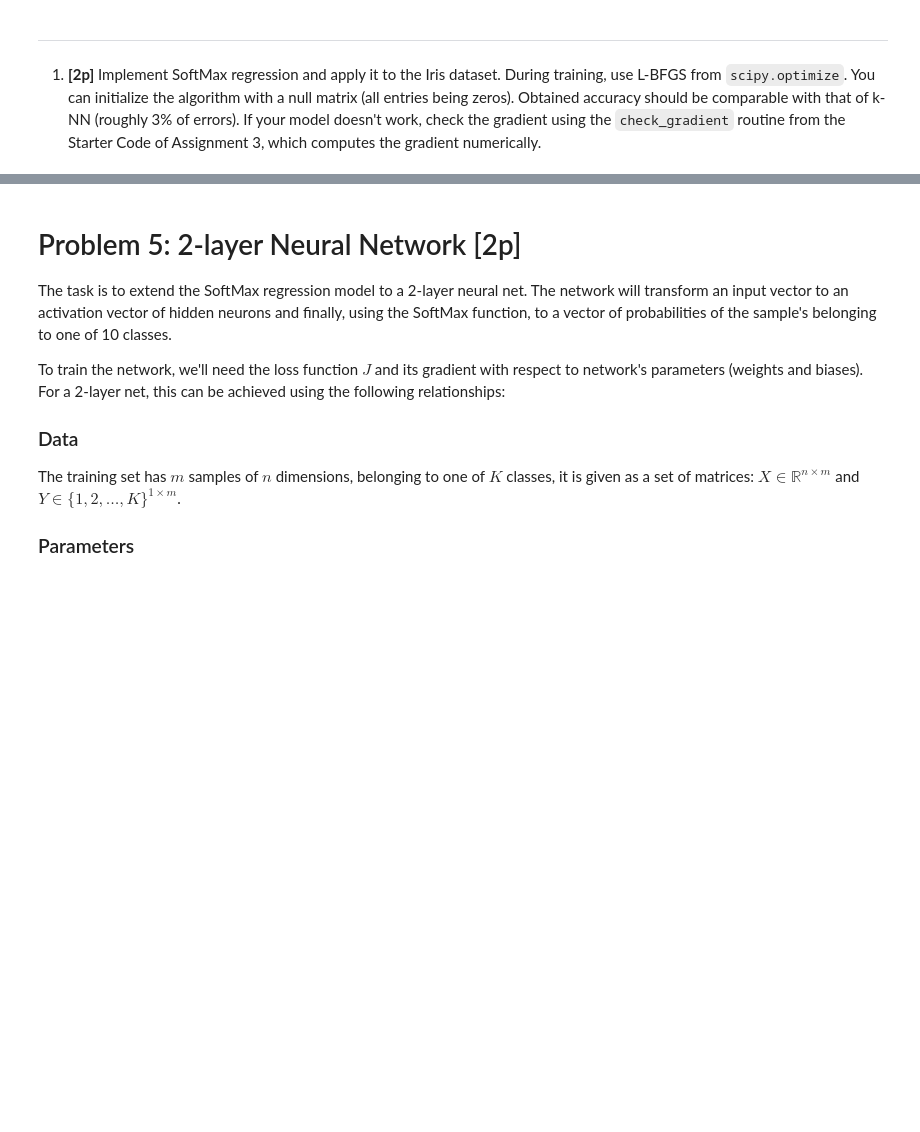
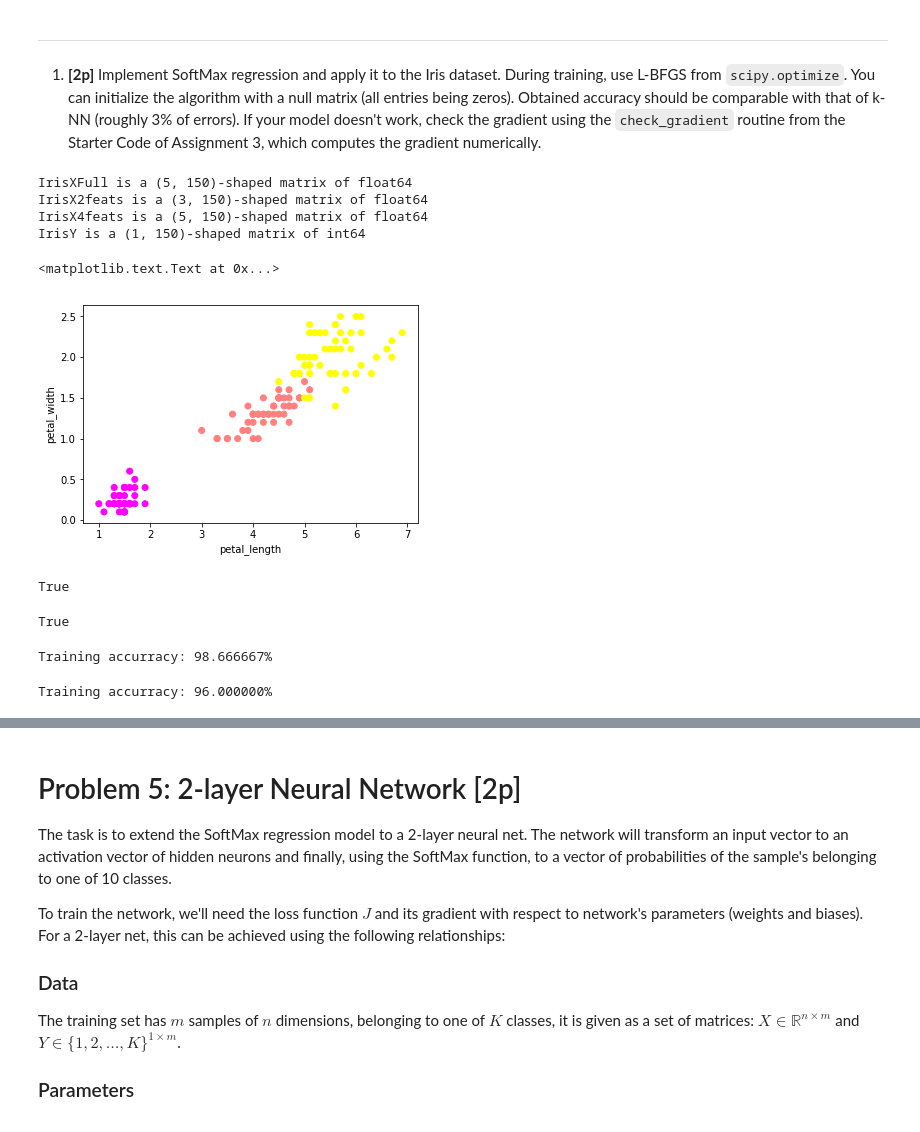
Before and after one commit to dingorth/neural_networks, a Jupyter notebook: assignment3/Assignment3.ipynb, the cells around one changed output, grey strips where cells are left out. Drawn from its saved outputs; the diff is of its cells as text; code cells hidden in the pictures; blank space fills up the shorter version.

```diff
--- a/assignment3/Assignment3.ipynb
+++ b/assignment3/Assignment3.ipynb
@@ -509,26 +525,35 @@ ___
 # %%
 #
 # Here we load the IRIS dataset.
 # We will create two datasets:
 #  - one using all features,
 #  - one using just Petal Langth and Petal Width for visualizations.
 #
 iris = datasets.load_iris()
 petal_length = iris.data[:, iris.feature_names.index('petal length (cm)')]
 petal_width = iris.data[:, iris.feature_names.index('petal width (cm)')]
+sepal_length = iris.data[:, iris.feature_names.index('sepal length (cm)')]
+sepal_width = iris.data[:, iris.feature_names.index('sepal width (cm)')]
 
 IrisXFull = np.vstack([np.ones_like(petal_length), iris.data.T])
-IrisX2feats = np.vstack(
-    [np.ones_like(petal_length), petal_length, petal_width])
+IrisX2feats = np.vstack([np.ones_like(petal_length), petal_length, petal_width])
 IrisY = iris.target.reshape(1, -1).astype(np.int64)
 
 print "IrisXFull is a %s-shaped matrix of %s" % (IrisXFull.shape, IrisXFull.dtype)
 print "IrisX2feats is a %s-shaped matrix of %s" % (IrisX2feats.shape, IrisX2feats.dtype)
+print "IrisX4feats is a %s-shaped matrix of %s" % (IrisX4feats.shape, IrisX4feats.dtype)
 print "IrisY is a %s-shaped matrix of %s" % (IrisY.shape, IrisY.dtype)
 
 scatter(IrisX2feats[1, :], IrisX2feats[2, :], c=IrisY.ravel(), cmap='spring')
 xlabel('petal_length')
 ylabel('petal_width')
+# %% [output]
+IrisXFull is a (5, 150)-shaped matrix of float64
+IrisX2feats is a (3, 150)-shaped matrix of float64
+IrisX4feats is a (5, 150)-shaped matrix of float64
+IrisY is a (1, 150)-shaped matrix of int64
+<matplotlib.text.Text at 0x...>
+[figure, added]
 # %%
 def SoftMaxRegression_implementation(ThetaFlat, X, Y=None, return_probabilities=False):
     """
@@ -549,25 +574,25 @@ def SoftMaxRegression_implementation(ThetaFlat, X, Y=None, return_probabilities=
     # X is num_features x num_samples
     num_features, num_samples = X.shape
 
+    # We first reshape ThetaFlat into Theta
     # Theta is num_features x num_classes
-    # we first reshape ThetaFlat into Theta
     Theta = ThetaFlat.reshape(num_features, -1)
+
+    num_classes = Theta.shape[1]
 
     # Activation of softmax neurons
     # A's shape should be num_classes x num_samples
-    #
-    # TODO
-    # A =
-    #
+    A = np.dot(Theta.T, X) # TODO
 
     # Now compute the SoftMax function
     # O will be a num_classes x num_samples matrix of probabilities assigned by our model
     # Stability optimization - for each subtract the maximum activation
     O = A - A.max(0, keepdims=True)
-    #
-    # TODO - compute SoftMax as vector O. Take the exp and normalize, so all values of O
+
+    # Compute SoftMax as vector O. Take the exp and normalize, so all values of O
     #        would sum to 1.0.
-    #
+    O = np.exp(O) # TODO
+    O /= np.sum(O, axis=0) # TODO
 
     if return_probabilities:
         return O
@@ -578,27 +603,25 @@ def SoftMaxRegression_implementation(ThetaFlat, X, Y=None, return_probabilities=
     L = - 1.0 / num_samples * np.sum(correct_class_likelihoods)
 
     # For the softmax activation and cross-entropy loss, the derivative dNLL/dA has a simple form
-    # Please fill in its computation
-    #
-    # TODO
-    # dLdA =
-    #
+    dLdA = O - (Y==np.arange(num_classes).reshape(num_classes, 1)) # TODO
 
     # Now we compute the gradient of the loss with respect to Theta
-    dLdTheta = np.dot(X, dLdA.T)
+    dLdTheta = np.dot(X, dLdA.T) / num_samples  # TODO divide by num_samples
 
     # reshape gard into the shape of Theta, for fmin_l_bfsgb to work
     return L, dLdTheta.reshape(ThetaFlat.shape)
 
 
 # Make a function for training on irises
-def iris_log_reg_cost(Theta): return SoftMaxRegression_implementation(
-    Theta, IrisXFull, IrisY, False)
+def iris_log_reg_cost(Theta):
+    return SoftMaxRegression_implementation(Theta, IrisXFull, IrisY, False)
 
 
 # Make sure that the gradient computation is OK
 check_gradient(iris_log_reg_cost, np.zeros((3 * 5,)))
 check_gradient(iris_log_reg_cost, np.random.rand(3 * 5) * 2.0 - 1.0)
+# %% [output]
+True
 # %%
 #
 # Call the solver
@@ -606,20 +629,22 @@ check_gradient(iris_log_reg_cost, np.random.rand(3 * 5) * 2.0 - 1.0)
 
 # NOTE: iprint will cause the solver to print TO THE TERMINAL
 #       from which ipython notebook was started
-ThetaOpt = sopt.fmin_l_bfgs_b(
-    iris_log_reg_cost, np.zeros((3 * 5,)), iprint=1)[0]
+ThetaOpt = sopt.fmin_l_bfgs_b(iris_log_reg_cost, np.zeros((3 * 5,)), iprint=1)[0]
 
 check_gradient(iris_log_reg_cost, ThetaOpt)
+# %% [output]
+True
 # %%
 #
 # Compute training errors
 #
 
-probabilities = SoftMaxRegression_implementation(
-    ThetaOpt, IrisXFull, return_probabilities=True)
+probabilities = SoftMaxRegression_implementation(ThetaOpt, IrisXFull, return_probabilities=True)
 predictions = np.argmax(probabilities, 0)
 
 print "Training accurracy: %f%%" % ((predictions == IrisY.ravel()).mean() * 100)
+# %% [output]
+Training accurracy: 98.666667%
 # %%
 #
 # Now redo the training for two features
@@ -628,7 +653,19 @@ print "Training accurracy: %f%%" % ((predictions == IrisY.ravel()).mean() * 100)
 #       then compute probabilities and new predictions.
 #
 
-print "Training accurracy: %f%%" % ((predictions==IrisY.ravel()).mean()*100)
+def iris_log_reg_cost2(Theta):
+    return SoftMaxRegression_implementation(Theta, IrisX2feats, IrisY, False)
+
+ThetaOpt2 = sopt.fmin_l_bfgs_b(iris_log_reg_cost2, np.zeros((3 * 5,)), iprint=1)[0]
+
+check_gradient(iris_log_reg_cost2, ThetaOpt2)
+
+probabilities2 = SoftMaxRegression_implementation(ThetaOpt2, IrisX2feats, return_probabilities=True)
+predictions2 = np.argmax(probabilities2, 0)
+
+print "Training accurracy: %f%%" % ((predictions2==IrisY.ravel()).mean()*100)
+# %% [output]
+Training accurracy: 96.000000%
 # %%
 #
 # Now plot the decision boundary
```
Also changed, not shown: parts of 6 cells of this notebook, 1 other file.
